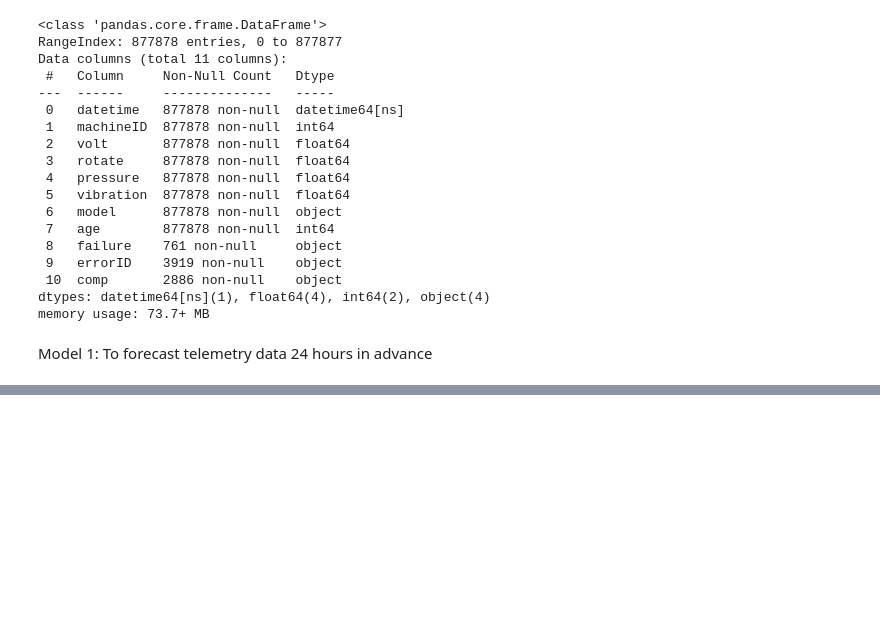
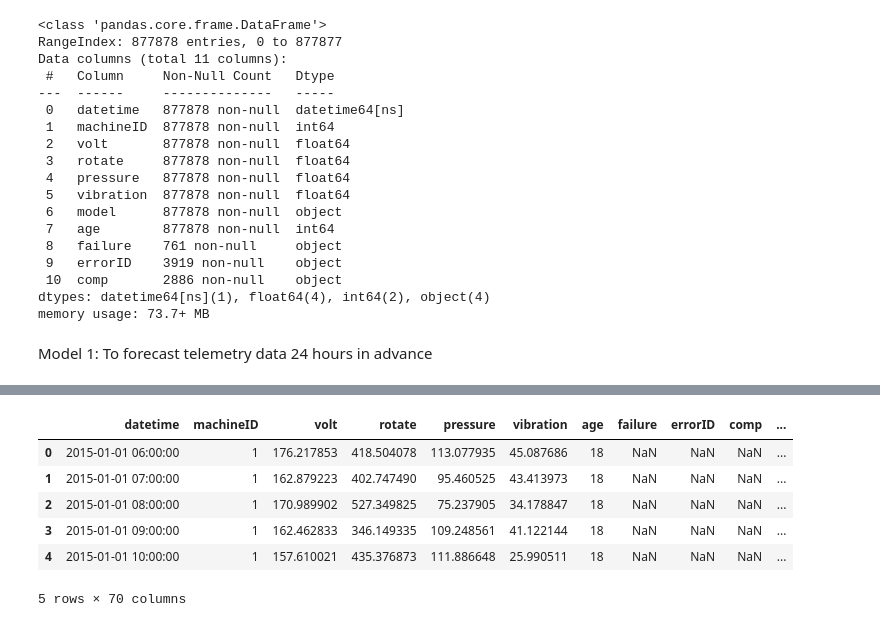
Before and after one commit to manya28/predictive_maintenance, a Jupyter notebook: predictive_maintenance_1.ipynb, the cells around one changed output, grey strips where cells are left out. Cells and saved outputs as stored; diff of their text form; code cells hidden in the pictures; blank space fills up the shorter version.

```diff
--- a/predictive_maintenance_1.ipynb
+++ b/predictive_maintenance_1.ipynb
@@ -699,0 +709,38 @@ Lag 6 Autocorrelation:
+# %%
+forecast_horizon = 24  # 24-hour forecast
+
+# Create shifted forecast telemetry values - we are going back in time
+for col in ["volt", "rotate", "pressure", "vibration"]:
+    data[f"{col}_future"] = data.groupby("machineID")[col].shift(-forecast_horizon)
+
+# Forecast whether an error will occur (classification problem)
+data["error_future"] = data.groupby("machineID")["errorID"].shift(-forecast_horizon).fillna("No Error")
+# %%
+# create lagged variables to capture trends / bhevaiour before failure
+lag_hours = [1, 3, 6, 12, 24]
+
+for col in ["volt", "rotate", "pressure", "vibration"]:
+    for lag in lag_hours:
+        data[f"{col}_lag_{lag}"] = data.groupby("machineID")[col].shift(lag)
+# %%
+window_sizes = [6, 12, 24]  # Short-term and long-term trends
+
+for col in ["volt", "rotate", "pressure", "vibration"]:
+    for window in window_sizes:
+        data[f"{col}_rolling_mean_{window}"] = (
+            data.groupby("machineID")[col]
+            .rolling(window, min_periods=1)
+            .mean()
+            .reset_index(0, drop=True)
+        )
+        data[f"{col}_rolling_std_{window}"] = (
+            data.groupby("machineID")[col]
+            .rolling(window, min_periods=1)
+            .std()
+            .reset_index(0, drop=True)
+        )
+# %%
+data["hour"] = data["datetime"].dt.hour
+data["day_of_week"] = data["datetime"].dt.dayofweek
+data["month"] = data["datetime"].dt.month
+data["is_weekend"] = (data["day_of_week"] >= 5).astype(int)
@@ -699,0 +774,10 @@ Lag 6 Autocorrelation:
+# %%
+data.head()
+# %% [output]
+|  | datetime | machineID | volt | rotate | pressure | vibration | age | failure | errorID | comp | ... |
+| 0 | 2015-01-01 06:00:00 | 1 | 176.217853 | 418.504078 | 113.077935 | 45.087686 | 18 | NaN | NaN | NaN | ... |
+| 1 | 2015-01-01 07:00:00 | 1 | 162.879223 | 402.747490 | 95.460525 | 43.413973 | 18 | NaN | NaN | NaN | ... |
+| 2 | 2015-01-01 08:00:00 | 1 | 170.989902 | 527.349825 | 75.237905 | 34.178847 | 18 | NaN | NaN | NaN | ... |
+| 3 | 2015-01-01 09:00:00 | 1 | 162.462833 | 346.149335 | 109.248561 | 41.122144 | 18 | NaN | NaN | NaN | ... |
+| 4 | 2015-01-01 10:00:00 | 1 | 157.610021 | 435.376873 | 111.886648 | 25.990511 | 18 | NaN | NaN | NaN | ... |
+5 rows × 70 columns
```
Also changed, not shown: parts of 25 cells of this notebook.
